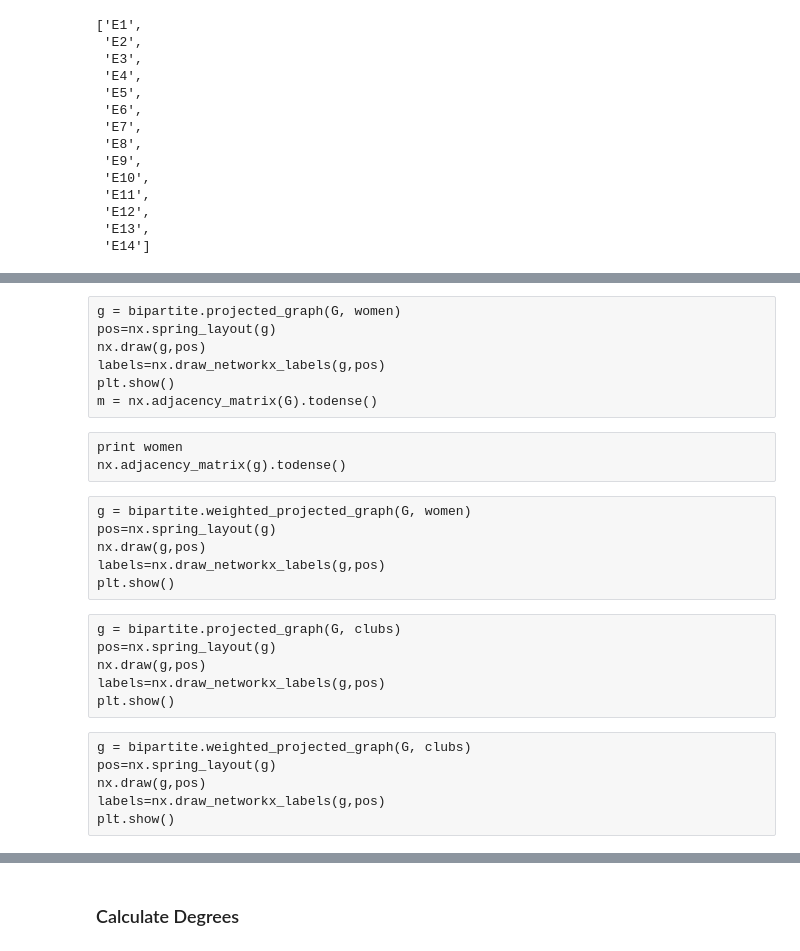
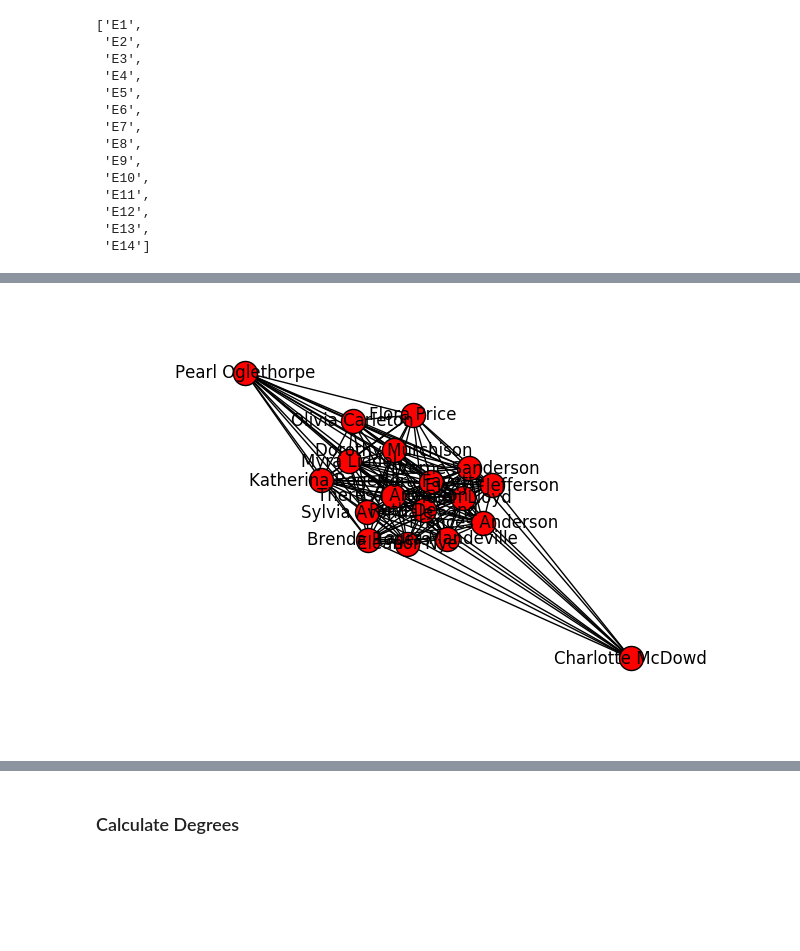
Before and after one commit to rmalarc/DATA620, a Jupyter notebook: hw03/hw03.ipynb, the cells around one changed output, grey strips where cells are left out. Saved outputs shown, nothing was run; the diff lists cells and outputs as text; code cells hidden in the pictures; blank space fills up the shorter version.

```diff
--- a/hw03/hw03.ipynb
+++ b/hw03/hw03.ipynb
@@ -122,28 +122,9 @@ plt.show()
-# %% [raw]
-g = bipartite.projected_graph(G, women)
-pos=nx.spring_layout(g)
-nx.draw(g,pos)
-labels=nx.draw_networkx_labels(g,pos)
-plt.show()
-m = nx.adjacency_matrix(G).todense()
-# %% [raw]
-print women
-nx.adjacency_matrix(g).todense()
-# %% [raw]
-g = bipartite.weighted_projected_graph(G, women)
-pos=nx.spring_layout(g)
-nx.draw(g,pos)
-labels=nx.draw_networkx_labels(g,pos)
-plt.show()
-# %% [raw]
-g = bipartite.projected_graph(G, clubs)
-pos=nx.spring_layout(g)
-nx.draw(g,pos)
-labels=nx.draw_networkx_labels(g,pos)
-plt.show()
-# %% [raw]
-g = bipartite.weighted_projected_graph(G, clubs)
-pos=nx.spring_layout(g)
-nx.draw(g,pos)
-labels=nx.draw_networkx_labels(g,pos)
-plt.show()
+# %%
+g = bipartite.projected_graph(G, women)
+pos=nx.spring_layout(g)
+nx.draw(g,pos)
+labels=nx.draw_networkx_labels(g,pos)
+plt.show()
+m = nx.adjacency_matrix(G).todense()
+# %% [output]
+[figure, added]
```
Also changed, not shown: parts of 7 cells of this notebook.
